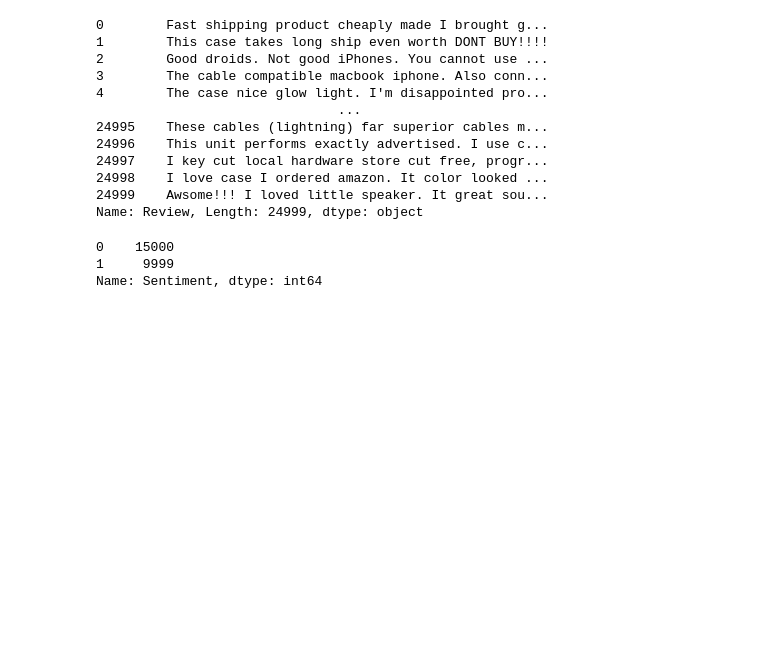
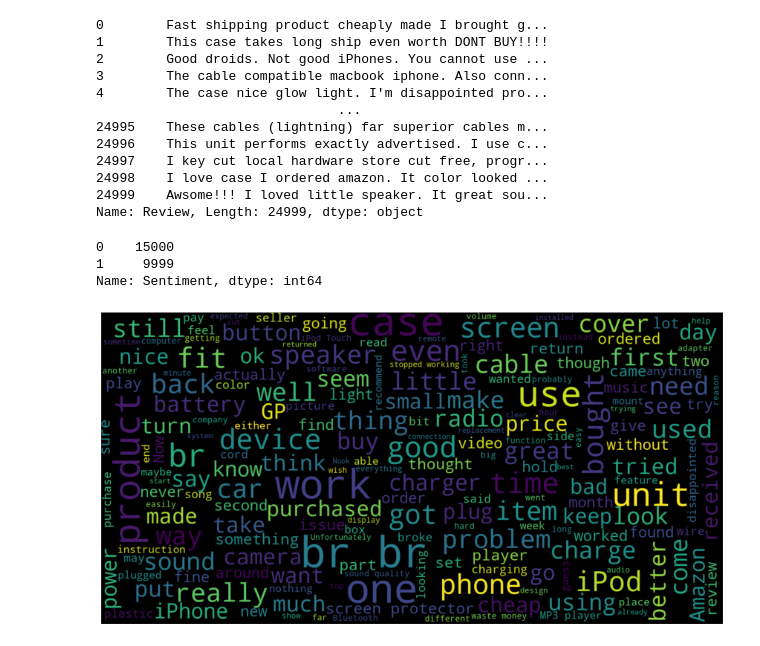
Before and after one commit to patridom92/NLP_projects, a Jupyter notebook: amazon_reviews.ipynb, the cells around one changed output. Saved outputs shown, nothing was run; the diff lists cells and outputs as text; code cells hidden in the pictures; blank space fills up the shorter version.

```diff
--- a/amazon_reviews.ipynb
+++ b/amazon_reviews.ipynb
@@ -129,0 +132,9 @@ Name: Sentiment, dtype: int64
+# %%
+consolidated_negative=' '.join(word for word in df['Review'][df['Sentiment']==0].astype(str))
+wordCloud=WordCloud(width=1600,height=800,random_state=21,max_font_size=110)
+plt.figure(figsize=(15,10))
+plt.imshow(wordCloud.generate(consolidated_negative),interpolation='bilinear')
+plt.axis('off')
+plt.show()
+# %% [output]
+[figure, added]
```
Also changed, not shown: parts of 10 cells of this notebook.
